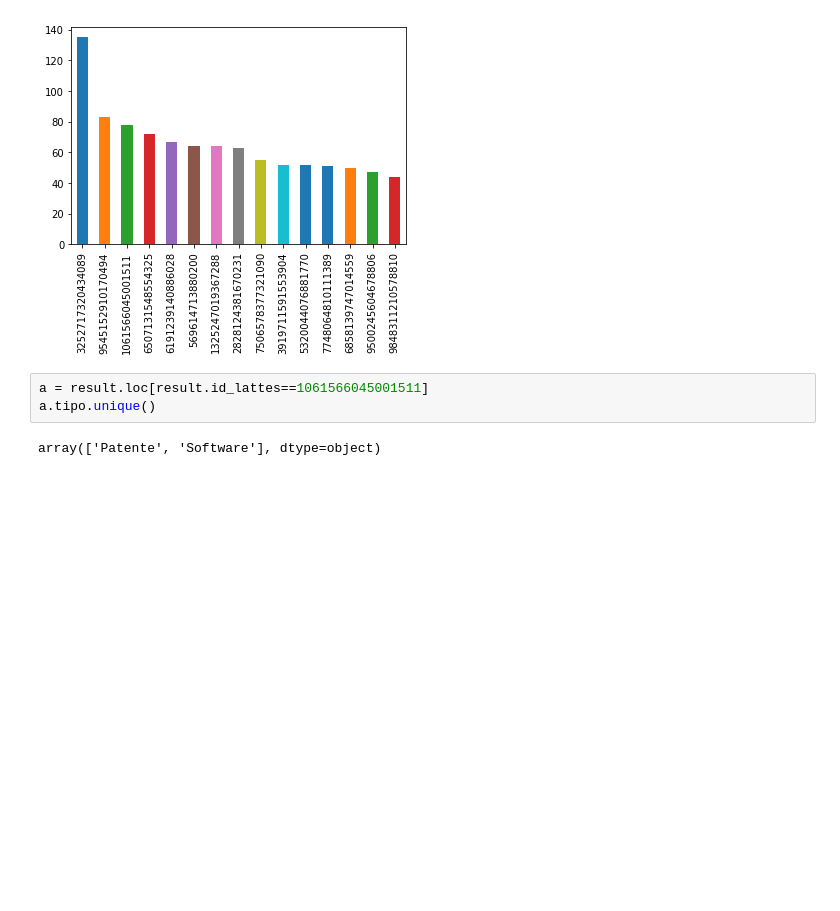
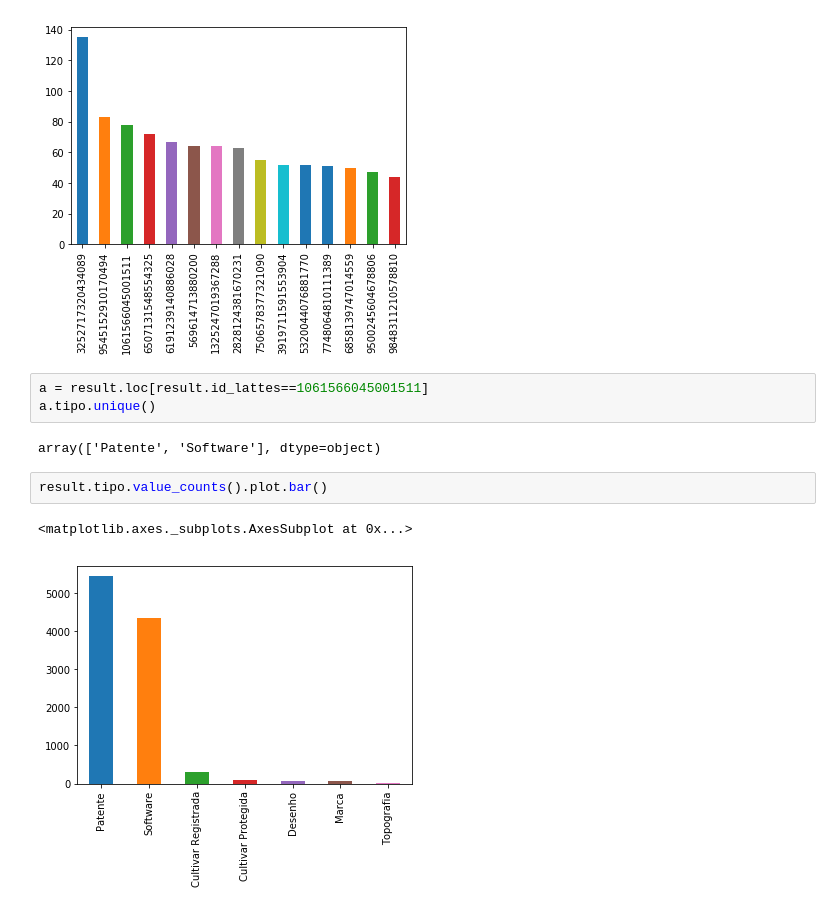
Before and after one commit to matheusbsilva/lattes_patents, a Jupyter notebook: jupyter-notebooks/1.analise-excel/resultado-tabela-analise.ipynb, the cells around one changed output. Saved outputs shown, nothing was run; the diff lists cells and outputs as text; blank space fills up the shorter version.

```diff
--- a/jupyter-notebooks/1.analise-excel/resultado-tabela-analise.ipynb
+++ b/jupyter-notebooks/1.analise-excel/resultado-tabela-analise.ipynb
@@ -251,3 +249,8 @@ a = result.loc[result.id_lattes==1061566045001511]
 a.tipo.unique()
 # %% [output]
 array(['Patente', 'Software'], dtype=object)
+# %%
+result.tipo.value_counts().plot.bar()
+# %% [output]
+<matplotlib.axes._subplots.AxesSubplot at 0x...>
+[figure, added]
```
Also changed, not shown: parts of 3 cells of this notebook.
